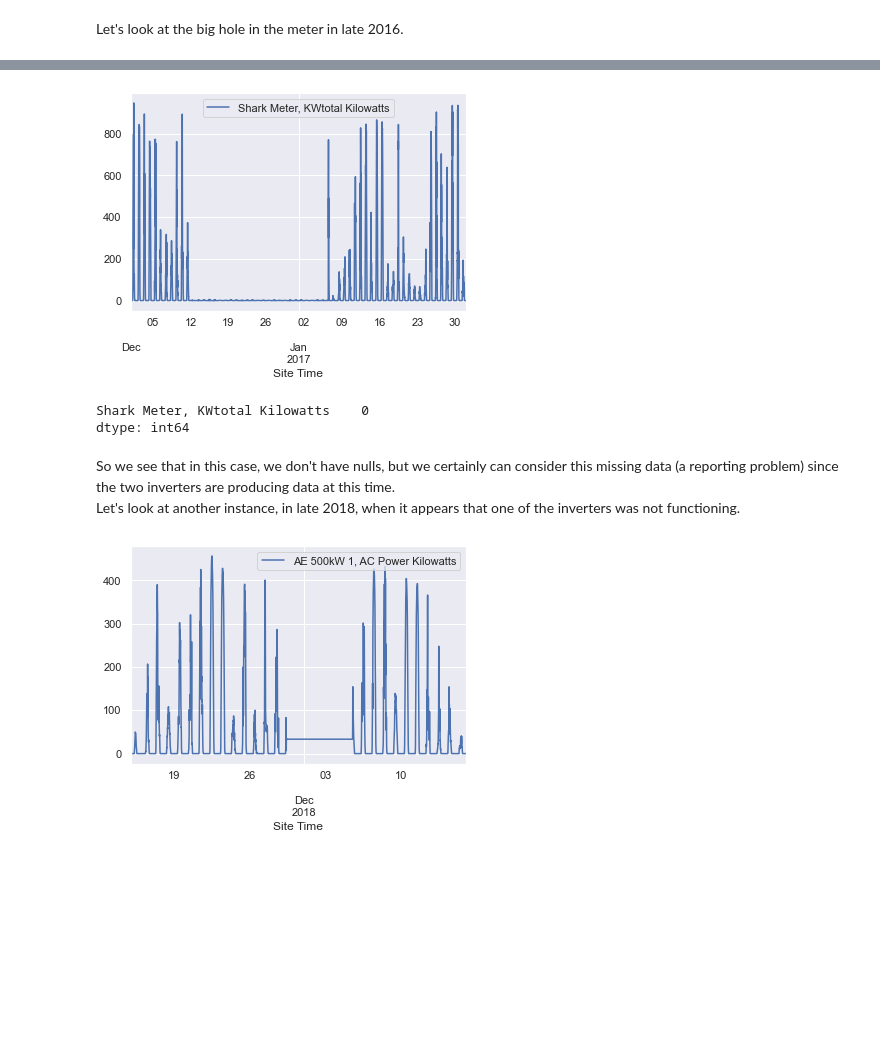
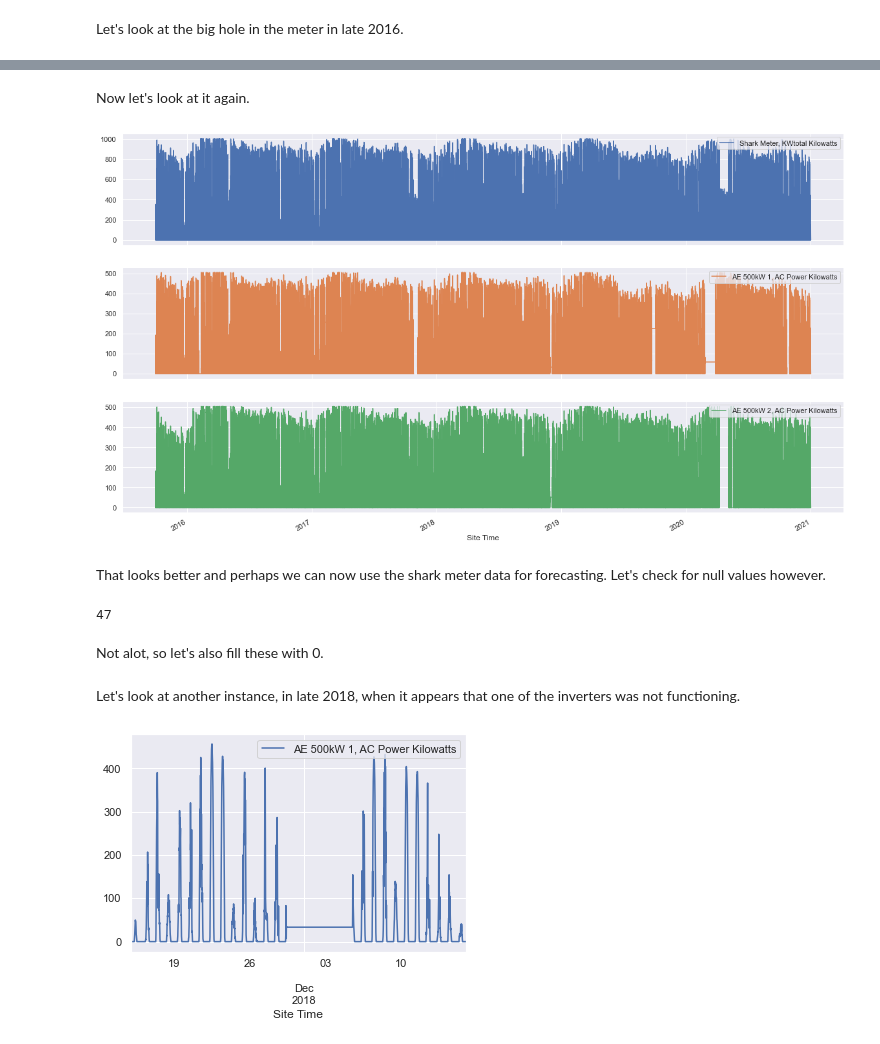
Before and after one commit to ruthcaswellsmith/Capstone---Solar-Energy, a Jupyter notebook: notebooks/Solar - Data Wrangling.ipynb, the cells around one changed output, grey strips where cells are left out. Saved outputs shown, nothing was run; the diff lists cells and outputs as text; code cells hidden in the pictures; blank space fills up the shorter version.

```diff
--- a/notebooks/Solar - Data Wrangling.ipynb
+++ b/notebooks/Solar - Data Wrangling.ipynb
@@ -102,14 +112,21 @@ Let's look at the big hole in the meter in late 2016.
+# %% [markdown]
+Now let's look at it again.
+# %%
+df[['Shark Meter, KWtotal Kilowatts','AE 500kW 1, AC Power Kilowatts','AE 500kW 2, AC Power Kilowatts']]\
+        .plot(subplots=True, layout=(3,1), figsize=(20,12));
+# %% [output]
+[figure, added]
+# %% [markdown]
+That looks better and perhaps we can now use the shark meter data for forecasting.  Let's check for null values however.
 # %%
-df[['Shark Meter, KWtotal Kilowatts']].loc['2016-12':'2017-01'].plot();
+df['Shark Meter, KWtotal Kilowatts'].isnull().sum()
 # %% [output]
-[figure, removed]
+47
+# %% [markdown]
+Not alot, so let's also fill these with 0.
 # %%
-df[['Shark Meter, KWtotal Kilowatts']].loc['2016-12':'2017-01'].isnull().sum()
+df['Shark Meter, KWtotal Kilowatts'].fillna(0, inplace=True)
-# %% [output]
-Shark Meter, KWtotal Kilowatts    0
-dtype: int64
 # %% [markdown]
-So we see that in this case, we don't have nulls, but we certainly can consider this missing data (a reporting problem) since the two inverters are producing data at this time.
 Let's look at another instance, in late 2018, when it appears that one of the inverters was not functioning.
 # %%
 df[['AE 500kW 1, AC Power Kilowatts']].loc['2018-11-15':'2018-12-15'].plot();
```
Also changed, not shown: parts of 16 cells of this notebook, 2 other files.
